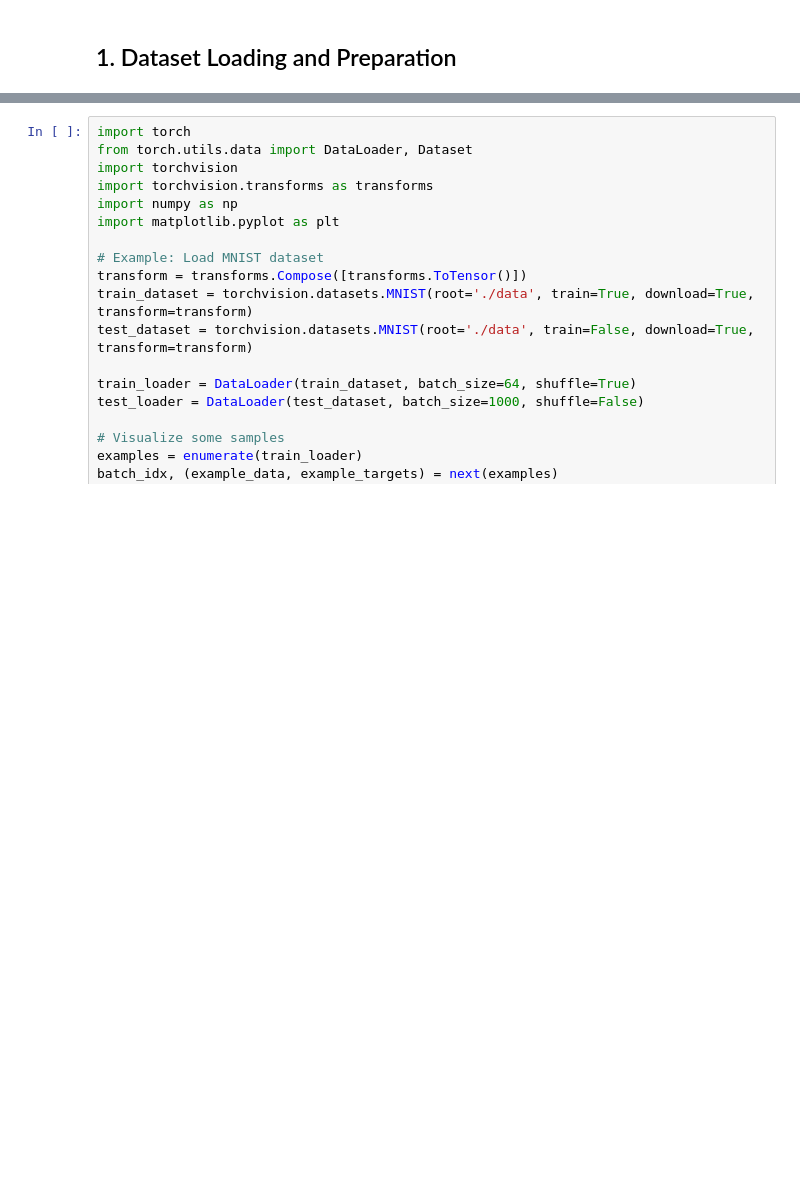
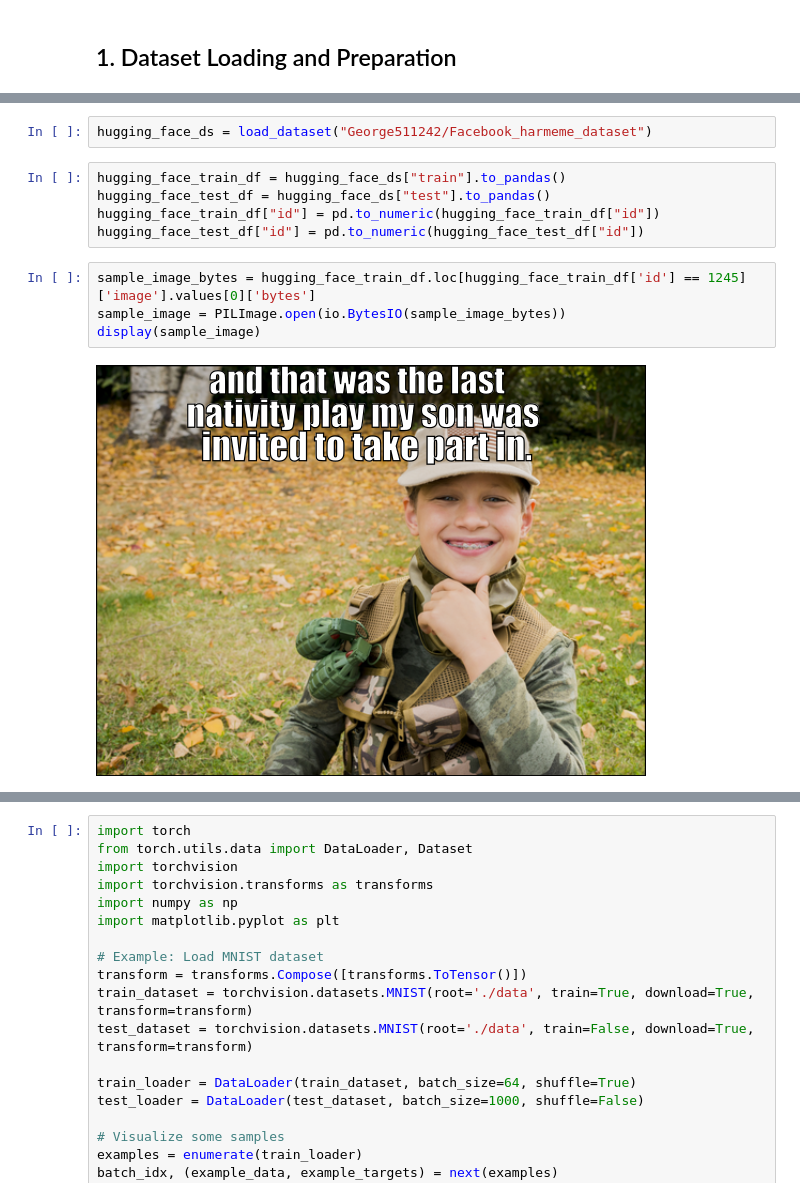
Before and after one commit to stavco9/neuralnetworks-final-project, a Jupyter notebook: NN_training_template.ipynb, the cells around one changed output, grey strips where cells are left out. Saved outputs shown, nothing was run; the diff lists cells and outputs as text; blank space fills up the shorter version.

```diff
--- a/NN_training_template.ipynb
+++ b/NN_training_template.ipynb
@@ -8,0 +20,13 @@ This notebook provides a template for training a neural network using PyTorch.
+# %%
+hugging_face_ds = load_dataset("George511242/Facebook_harmeme_dataset")
+# %%
+hugging_face_train_df = hugging_face_ds["train"].to_pandas()
+hugging_face_test_df = hugging_face_ds["test"].to_pandas()
+hugging_face_train_df["id"] = pd.to_numeric(hugging_face_train_df["id"])
+hugging_face_test_df["id"] = pd.to_numeric(hugging_face_test_df["id"])
+# %%
+sample_image_bytes = hugging_face_train_df.loc[hugging_face_train_df['id'] == 1245]['image'].values[0]['bytes']
+sample_image = PILImage.open(io.BytesIO(sample_image_bytes))
+display(sample_image)
+# %% [output]
+[figure, added]
```
Also changed, not shown: parts of 4 cells of this notebook.
